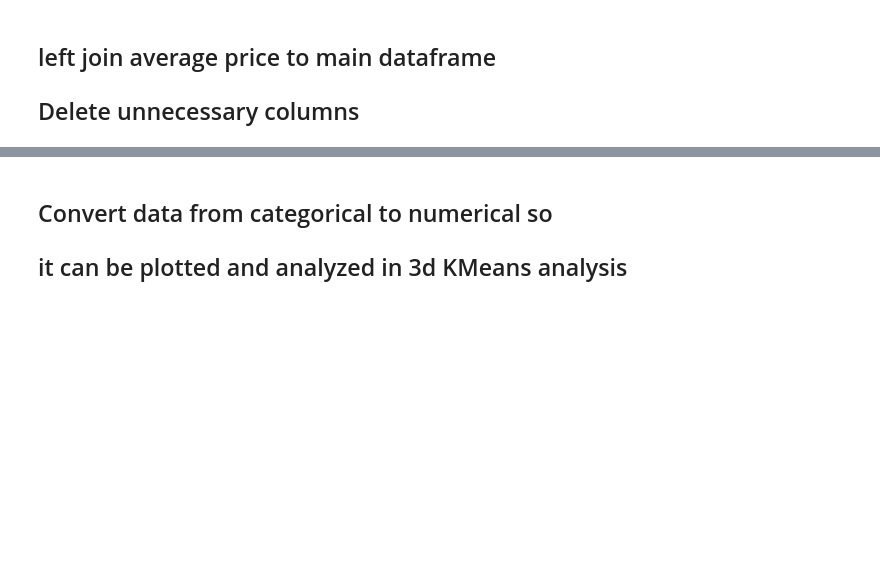
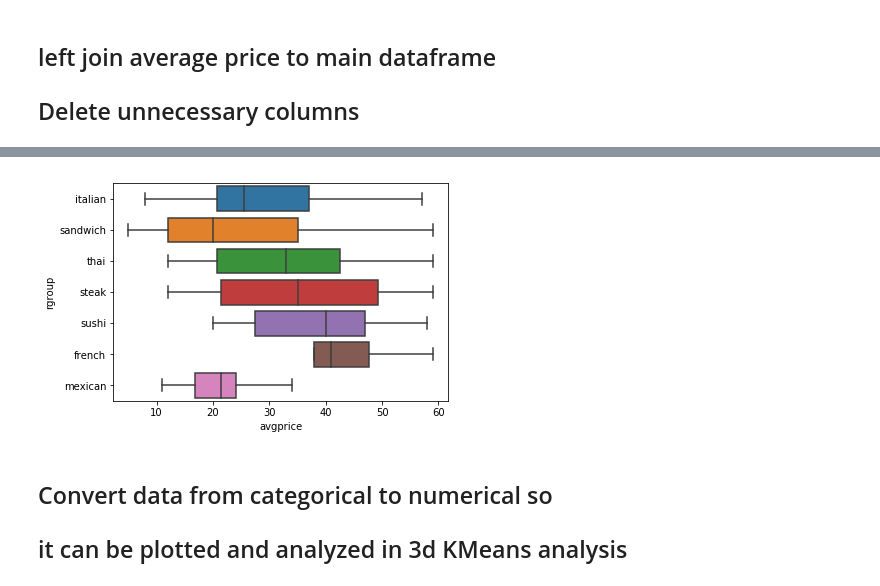
Before and after one commit to ghdigi/Coursera_Capstone, a Jupyter notebook: Final Project.ipynb, the cells around one changed output, grey strips where cells are left out. Cells and saved outputs as stored; diff of their text form; code cells hidden in the pictures; blank space fills up the shorter version.

```diff
--- a/Final Project.ipynb
+++ b/Final Project.ipynb
@@ -223,6 +237,11 @@ df.head()
 | 2 | Scaddabush Italian Kitchen & Bar | italian | 572 | 43.644737 | -79.385355 | NaN | M5V 3J1 | 581cad6a7c74e15859a6f890 | 57 |
 | 3 | LA's Italian + Bar | italian | 302 | 43.650540 | -79.384603 | NaN | NaN | 4f88cf84e4b002b90ab3b9b9 | 14 |
 | 4 | Classic italian style pizza food ... | italian | 346 | 43.652144 | -79.381118 | NaN | NaN | 4c787c9181bca0936180fa14 | 52 |
+# %%
+sns.boxplot( y=df["rgroup"], x=df["avgprice"] );
+plt.show()
+# %% [output]
+[figure, added]
 # %% [markdown]
 ## Convert data from categorical to numerical so
 ## it can be plotted and analyzed in 3d KMeans analysis
```
Also changed, not shown: parts of 9 cells of this notebook.
